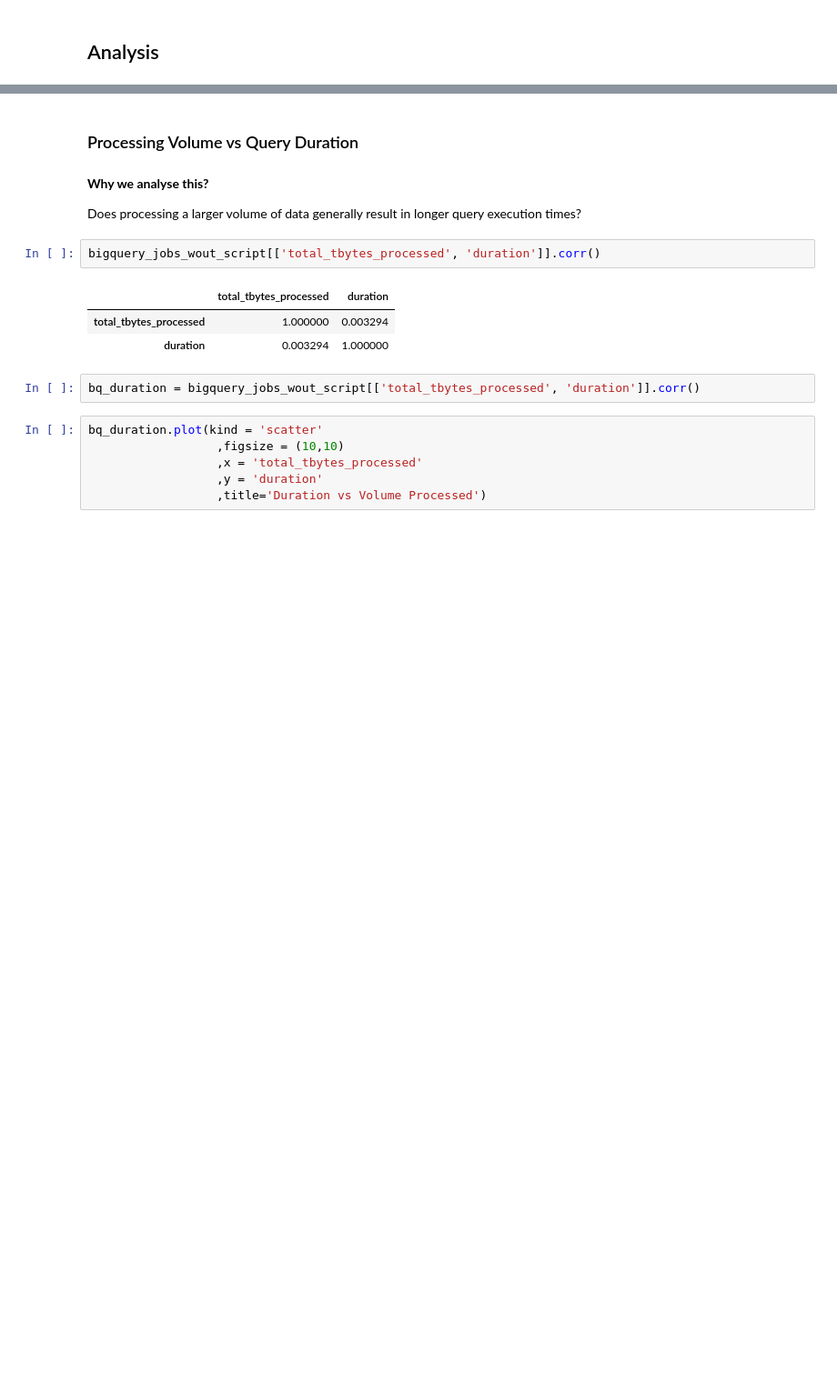
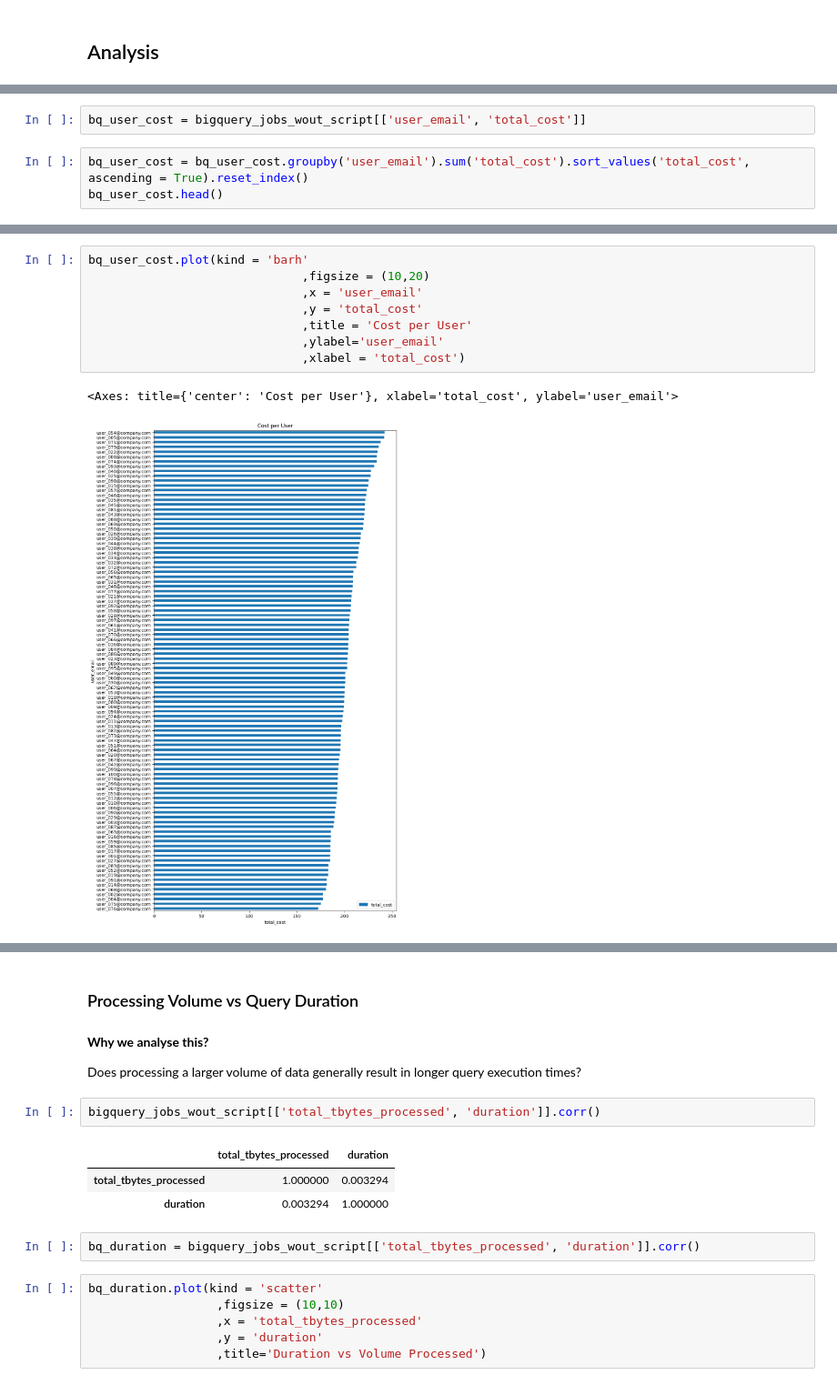
Before and after one commit to gitleolopes/python_projects, a Jupyter notebook: bigquery_cost_observability/BigQuery_Cost_Observability.ipynb, the cells around one changed output, grey strips where cells are left out. Shown at 91% size. Saved outputs shown, nothing was run; the diff lists cells and outputs as text; blank space fills up the shorter version.

```diff
--- a/bigquery_cost_observability/BigQuery_Cost_Observability.ipynb
+++ b/bigquery_cost_observability/BigQuery_Cost_Observability.ipynb
@@ -391,0 +354,5 @@ Users with higher processing volumes could be prioritized for further analysis o
+# %%
+bq_user_cost = bigquery_jobs_wout_script[['user_email', 'total_cost']]
+# %%
+bq_user_cost = bq_user_cost.groupby('user_email').sum('total_cost').sort_values('total_cost', ascending = True).reset_index()
+bq_user_cost.head()
@@ -391,0 +366,11 @@ Users with higher processing volumes could be prioritized for further analysis o
+# %%
+bq_user_cost.plot(kind = 'barh'
+                              ,figsize = (10,20)
+                              ,x = 'user_email'
+                              ,y = 'total_cost'
+                              ,title = 'Cost per User'
+                              ,ylabel='user_email'
+                              ,xlabel = 'total_cost')
+# %% [output]
+<Axes: title={'center': 'Cost per User'}, xlabel='total_cost', ylabel='user_email'>
+[figure, added]
```
Also changed, not shown: parts of 44 cells of this notebook.
